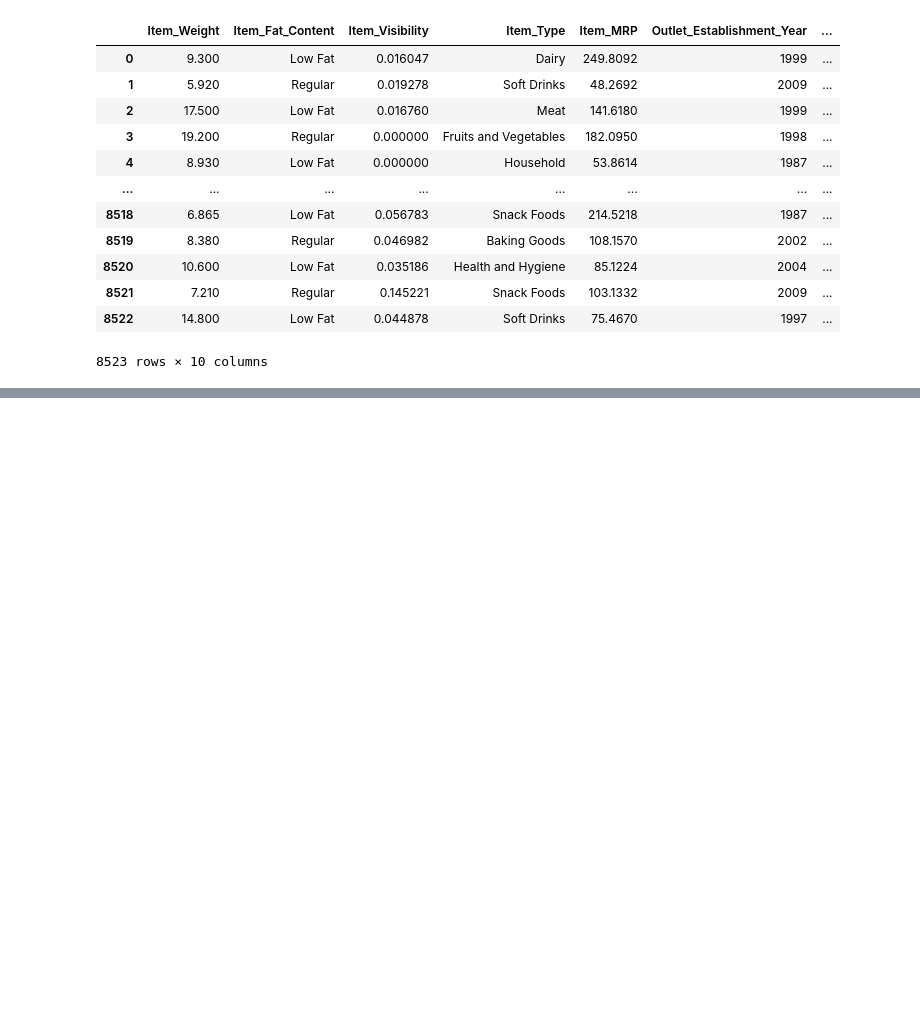
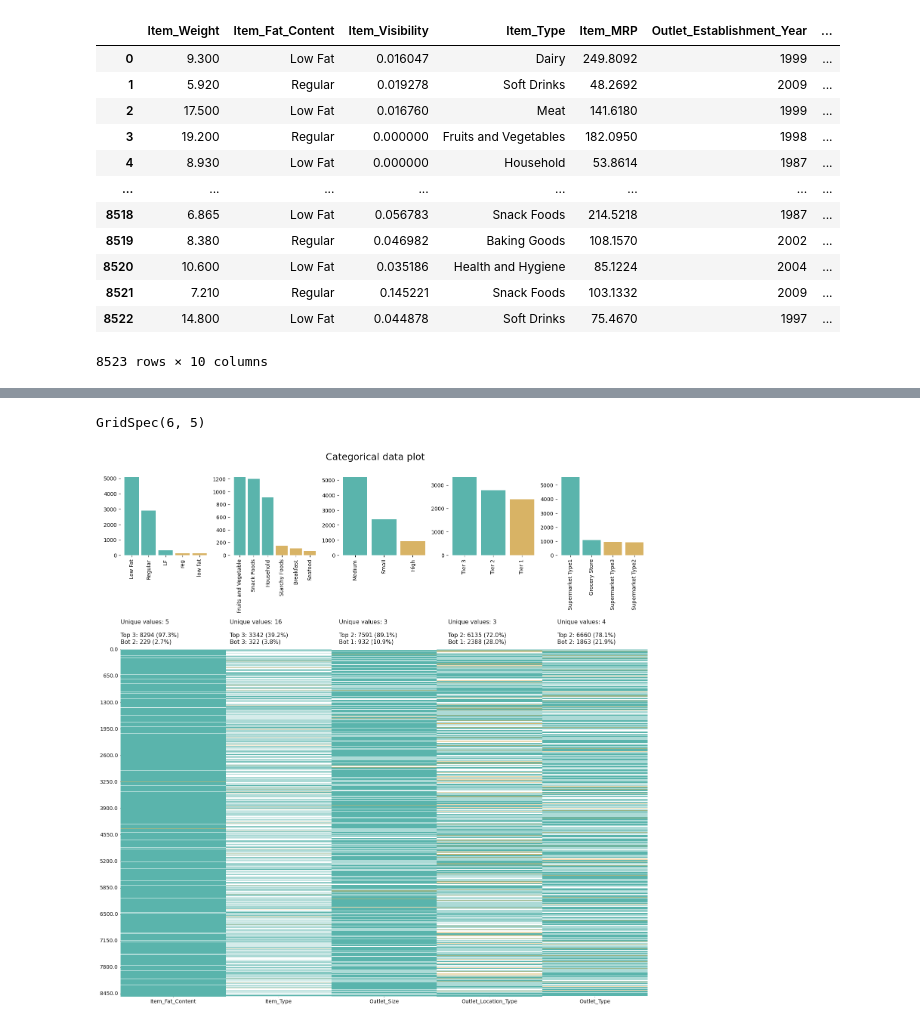
Before and after one commit to dhanihaneesha/Retailscope, a Jupyter notebook: RetailScope.ipynb, the cells around one changed output, grey strips where cells are left out. Cells and saved outputs as stored; diff of their text form; code cells hidden in the pictures; blank space fills up the shorter version.

```diff
--- a/RetailScope.ipynb
+++ b/RetailScope.ipynb
@@ -7,8 +7,8 @@ import numpy as np
 import matplotlib.pyplot as plt
 import seaborn as sns
 # %%
-df_train= pd.read_csv(r'/Train.csv')
-df_test= pd.read_csv(r'/Test.csv')
+df_train= pd.read_csv(r'/content/drive/MyDrive/Colab Notebooks/Train.csv')
+df_test= pd.read_csv(r'/content/drive/MyDrive/Colab Notebooks/Test.csv')
 # %%
 df_train.head()
 # %% [output]
@@ -105,5 +105,5 @@ df_train['Item_Weight'].describe()
 | max | 21.350000 |
 dtype: float64
 # %%
-df_train['Item_Weight'].fillna(df_train['Item_Weight'].mean(),inplace=True)
-df_test['Item_Weight'].fillna(df_test['Item_Weight'].mean(),inplace=True)
+df_train['Item_Weight']=df_train['Item_Weight'].fillna(df_train['Item_Weight'].mean())
+df_test['Item_Weight']=df_test['Item_Weight'].fillna(df_test['Item_Weight'].mean())
@@ -155,5 +159,5 @@ df_train['Outlet_Size'].mode()
 | 0 | Medium |
 dtype: object
 # %%
-df_train['Outlet_Size'].fillna(df_train['Outlet_Size'].mode()[0],inplace=True)
-df_test['Outlet_Size'].fillna(df_test['Outlet_Size'].mode()[0],inplace=True)
+df_train['Outlet_Size']=df_train['Outlet_Size'].fillna(df_train['Outlet_Size'].mode()[0])
+df_test['Outlet_Size']= df_test['Outlet_Size'].fillna(df_test['Outlet_Size'].mode()[0])
@@ -226,0 +240,5 @@ df_train
+# %%
+klib.cat_plot(df_train)
+# %% [output]
+GridSpec(6, 5)
+[figure, added]
```
Also changed, not shown: parts of 15 cells of this notebook.
